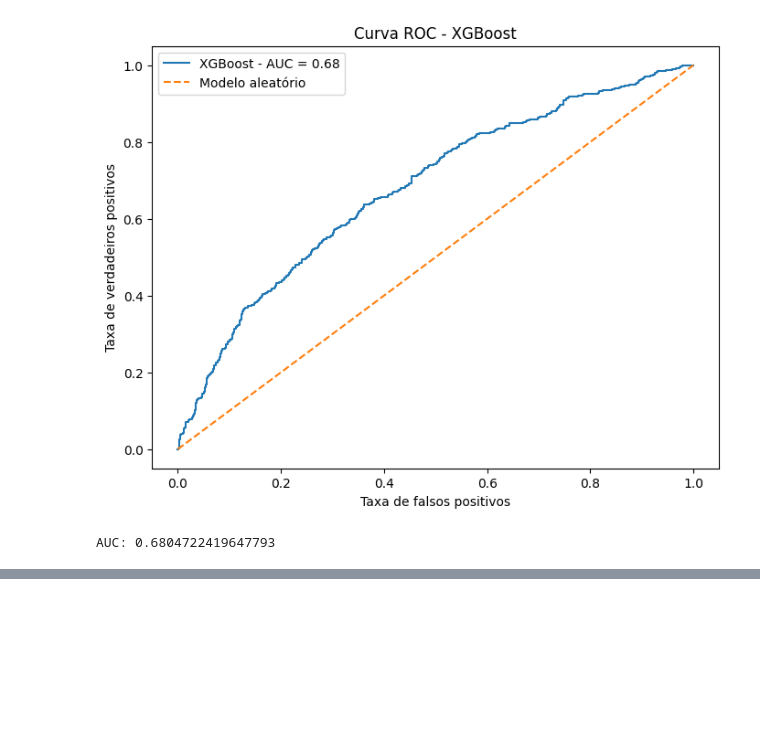
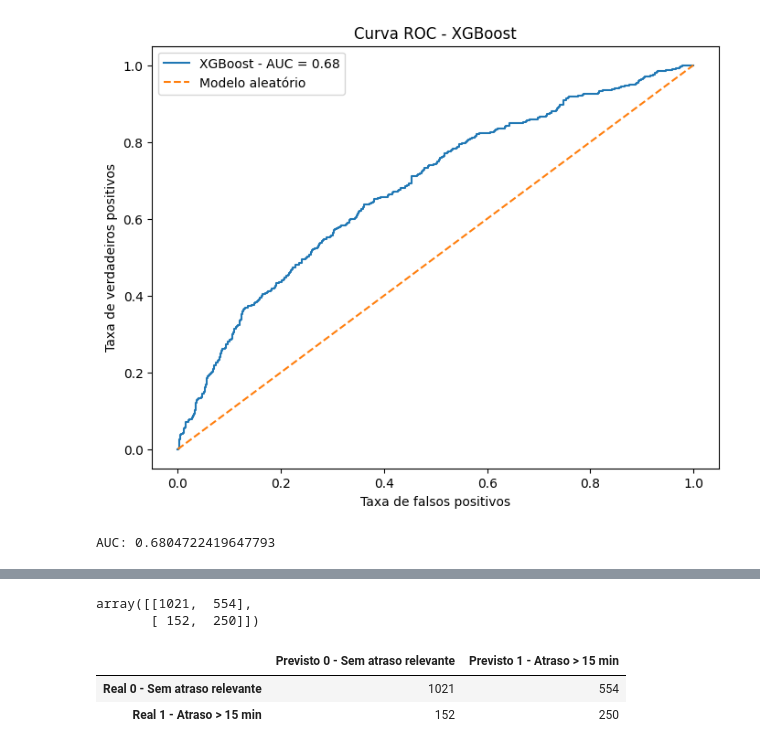
Before and after one commit to pablohrnq/predicao-atraso-voos-machine-learning, a Jupyter notebook: predicao_atraso_voos.ipynb, the cells around one changed output, grey strips where cells are left out. Cells and saved outputs as stored; diff of their text form; code cells hidden in the pictures; blank space fills up the shorter version.

```diff
--- a/predicao_atraso_voos.ipynb
+++ b/predicao_atraso_voos.ipynb
@@ -756,0 +968,8 @@ os.listdir()
+# %%
+df_modelo = df.copy()
+
+df_modelo = df_modelo.dropna(subset=['dep_delay'])
+
+df_modelo['atraso_15min'] = (df_modelo['dep_delay'] > 15).astype(int)
+
+df_modelo['atraso_15min'].value_counts(normalize=True) * 100
@@ -756,0 +1060,7 @@ os.listdir()
+# %%
+rf = RandomForestClassifier(random_state=42)
+rf.fit(X_train, y_train)
+
+y_pred_rf = rf.predict(X_test)
+
+print(classification_report(y_test, y_pred_rf))
@@ -756,0 +1080,17 @@ os.listdir()
+# %%
+xgb = XGBClassifier(
+    n_estimators=200,
+    max_depth=4,
+    learning_rate=0.05,
+    subsample=0.8,
+    colsample_bytree=0.8,
+    scale_pos_weight=4,
+    random_state=42,
+    eval_metric='logloss'
+)
+
+xgb.fit(X_train, y_train)
+
+y_pred_xgb = xgb.predict(X_test)
+
+print(classification_report(y_test, y_pred_xgb))
@@ -756,0 +1110,19 @@ os.listdir()
+# %%
+confusion_matrix(y_test, y_pred_xgb)
+# %% [output]
+array([[1021,  554],
+       [ 152,  250]])
+# %%
+import pandas as pd
+
+matriz_xgb = pd.DataFrame(
+    confusion_matrix(y_test, y_pred_xgb),
+    index=['Real 0 - Sem atraso relevante', 'Real 1 - Atraso > 15 min'],
+    columns=['Previsto 0 - Sem atraso relevante', 'Previsto 1 - Atraso > 15 min']
+)
+
+matriz_xgb
+# %% [output]
+|  | Previsto 0 - Sem atraso relevante | Previsto 1 - Atraso > 15 min |
+| Real 0 - Sem atraso relevante | 1021 | 554 |
+| Real 1 - Atraso > 15 min | 152 | 250 |
```
Also changed, not shown: parts of 39 cells of this notebook.
